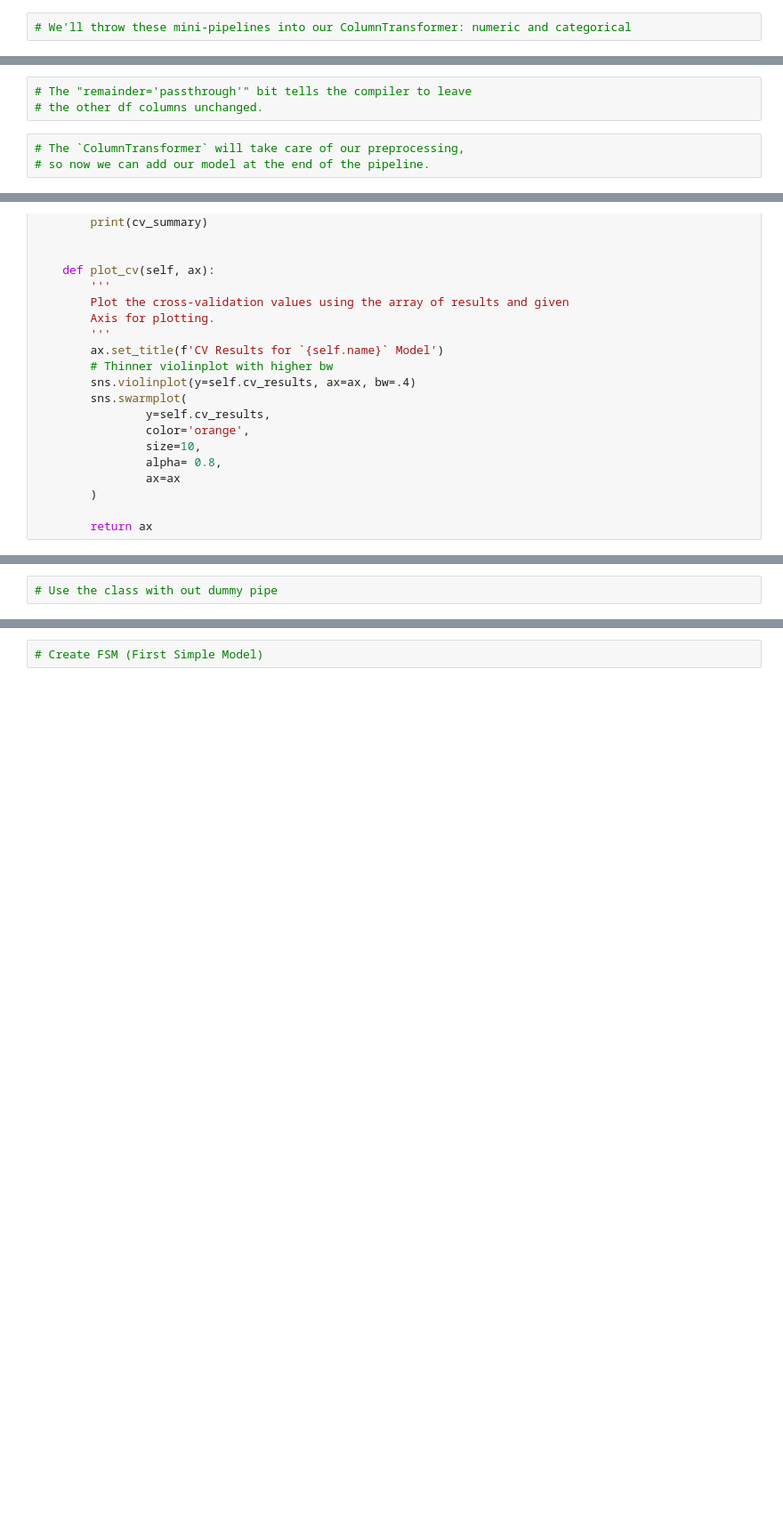
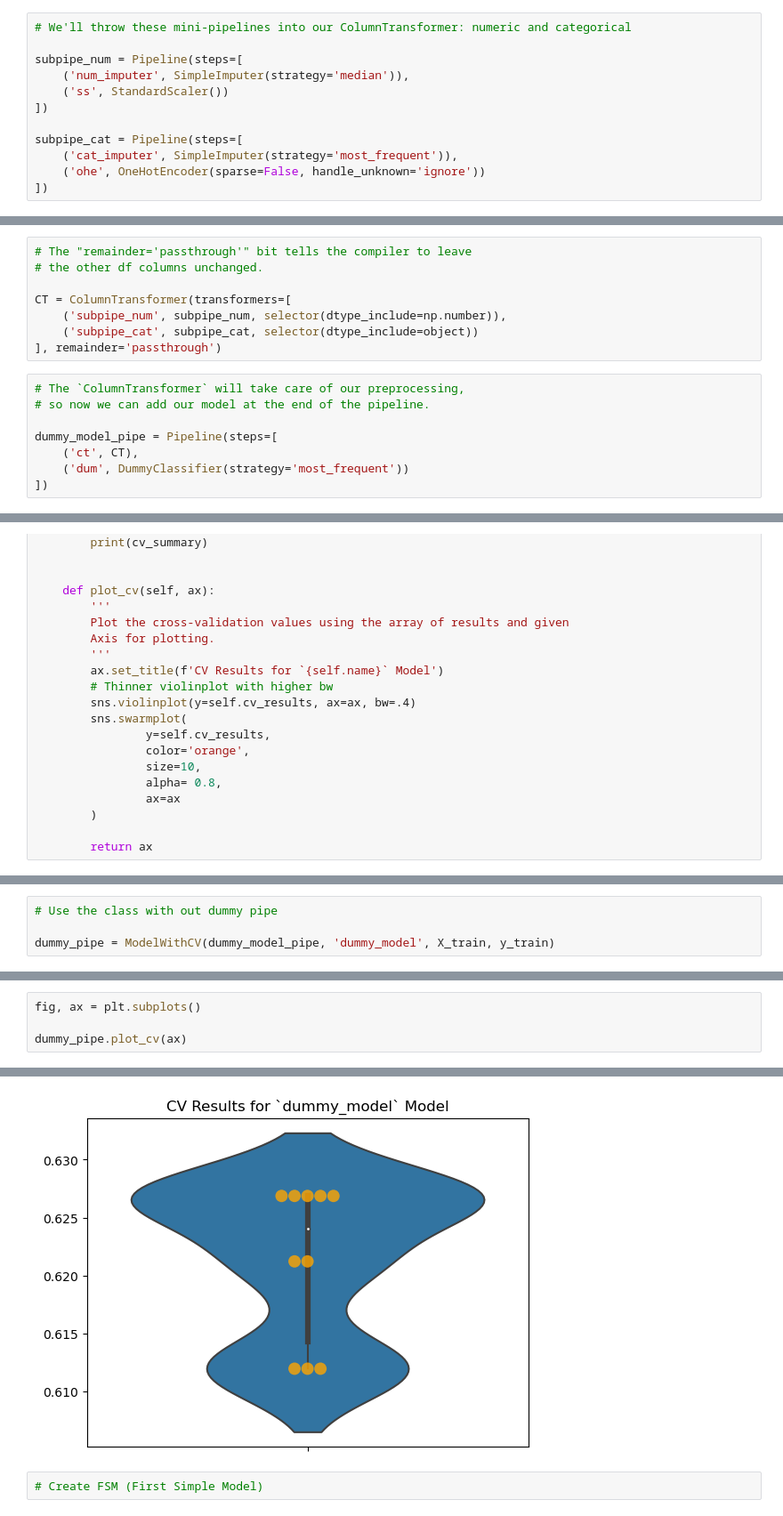
Before and after one commit to mattrubic/NTL-DS-062722, a Jupyter notebook: 3Phase/51-workflow_with_pipelines.ipynb, the cells around one changed output, grey strips where cells are left out. Shown: that part at 89% size. Saved outputs shown, nothing was run; the diff lists cells and outputs as text; blank space fills up the shorter version.

```diff
--- a/3Phase/51-workflow_with_pipelines.ipynb
+++ b/3Phase/51-workflow_with_pipelines.ipynb
@@ -53,5 +106,15 @@ X.head()
 # %%
 # We'll throw these mini-pipelines into our ColumnTransformer: numeric and categorical
+
+subpipe_num = Pipeline(steps=[
+    ('num_imputer', SimpleImputer(strategy='median')),
+    ('ss', StandardScaler())
+])
+
+subpipe_cat = Pipeline(steps=[
+    ('cat_imputer', SimpleImputer(strategy='most_frequent')),
+    ('ohe', OneHotEncoder(sparse=False, handle_unknown='ignore'))
+])
 # %% [markdown]
 ### Selector!!!!
 
@@ -61,6 +129,16 @@ X.head()
 # %%
 # The "remainder='passthrough'" bit tells the compiler to leave
 # the other df columns unchanged.
+
+CT = ColumnTransformer(transformers=[
+    ('subpipe_num', subpipe_num, selector(dtype_include=np.number)),
+    ('subpipe_cat', subpipe_cat, selector(dtype_include=object))
+], remainder='passthrough')
 # %%
 # The `ColumnTransformer` will take care of our preprocessing,
 # so now we can add our model at the end of the pipeline.
+
+dummy_model_pipe = Pipeline(steps=[
+    ('ct', CT),
+    ('dum', DummyClassifier(strategy='most_frequent'))
+])
@@ -136,2 +217,4 @@ class ModelWithCV():
 # %%
 # Use the class with out dummy pipe
+
+dummy_pipe = ModelWithCV(dummy_model_pipe, 'dummy_model', X_train, y_train)
@@ -137,0 +226,5 @@ class ModelWithCV():
+# %%
+fig, ax = plt.subplots()
+
+dummy_pipe.plot_cv(ax)
+# %% [output]
@@ -138,3 +232,4 @@ class ModelWithCV():
+[figure, added]
 # %%
 # Create FSM (First Simple Model)
 # %%
```
Also changed, not shown: parts of 53 cells of this notebook.
